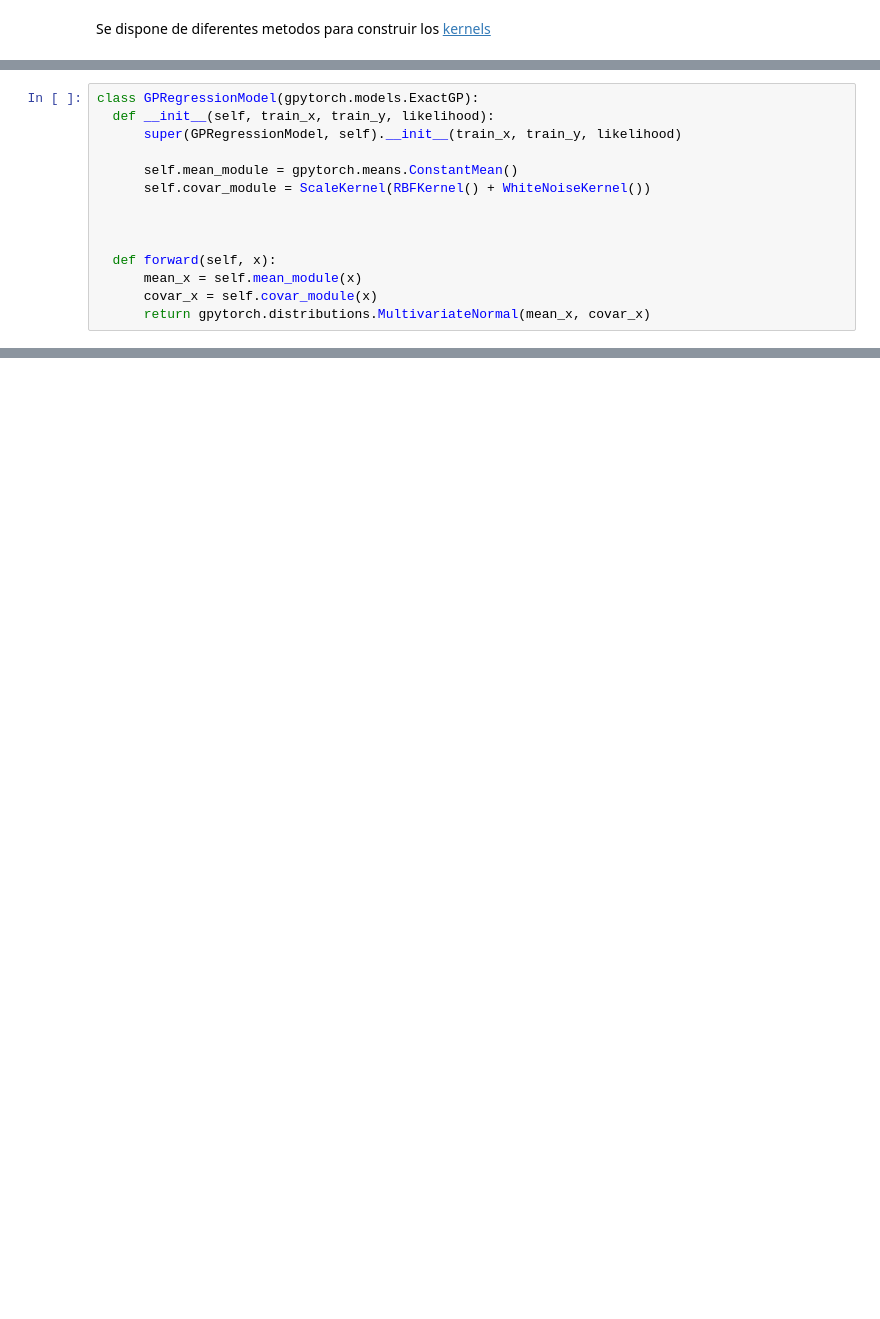
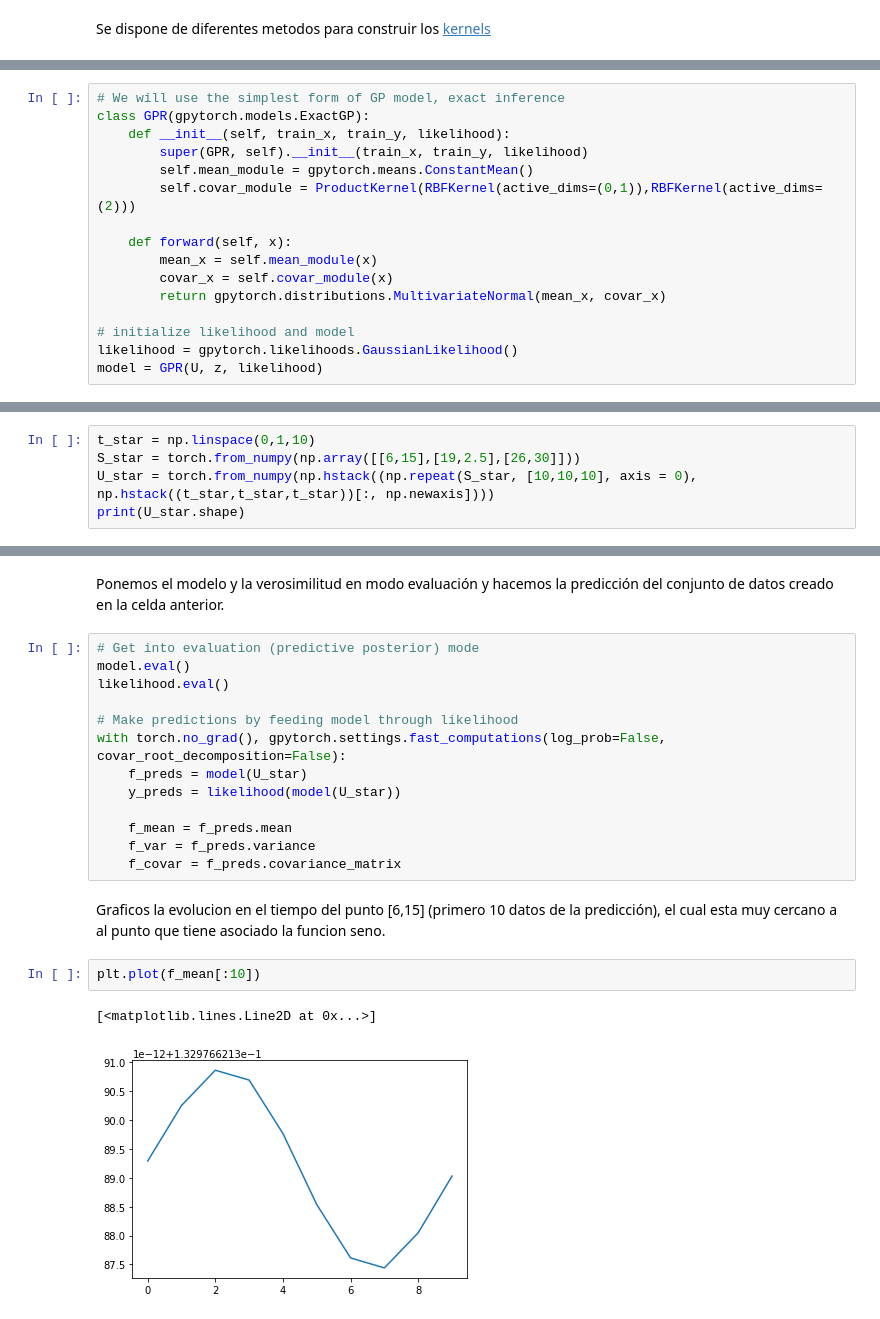
Before and after one commit to cdguarnizo/MAPE_ITM, a Jupyter notebook: Espacio-Temporal/AnalisisEspacial.ipynb, the cells around one changed output, grey strips where cells are left out. Cells and saved outputs as stored; diff of their text form; blank space fills up the shorter version.

```diff
--- a/Espacio-Temporal/AnalisisEspacial.ipynb
+++ b/Espacio-Temporal/AnalisisEspacial.ipynb
@@ -125,14 +133,16 @@ kernel_matrix = covar_module(x1) # The RBF Kernel already decomposes multiplicat
 # %%
-class GPRegressionModel(gpytorch.models.ExactGP):
-  def __init__(self, train_x, train_y, likelihood):
-      super(GPRegressionModel, self).__init__(train_x, train_y, likelihood)
+# We will use the simplest form of GP model, exact inference
+class GPR(gpytorch.models.ExactGP):
+    def __init__(self, train_x, train_y, likelihood):
+        super(GPR, self).__init__(train_x, train_y, likelihood)
+        self.mean_module = gpytorch.means.ConstantMean()
+        self.covar_module = ProductKernel(RBFKernel(active_dims=(0,1)),RBFKernel(active_dims=(2)))
 
-      self.mean_module = gpytorch.means.ConstantMean()
-      self.covar_module = ScaleKernel(RBFKernel() + WhiteNoiseKernel())
+    def forward(self, x):
+        mean_x = self.mean_module(x)
+        covar_x = self.covar_module(x)
+        return gpytorch.distributions.MultivariateNormal(mean_x, covar_x)
 
-
-
-  def forward(self, x):
-      mean_x = self.mean_module(x)
-      covar_x = self.covar_module(x)
-      return gpytorch.distributions.MultivariateNormal(mean_x, covar_x)
+# initialize likelihood and model
+likelihood = gpytorch.likelihoods.GaussianLikelihood()
+model = GPR(U, z, likelihood)
@@ -138,0 +188,5 @@ class GPRegressionModel(gpytorch.models.ExactGP):
+# %%
+t_star = np.linspace(0,1,10)
+S_star = torch.from_numpy(np.array([[6,15],[19,2.5],[26,30]]))
+U_star = torch.from_numpy(np.hstack((np.repeat(S_star, [10,10,10], axis = 0), np.hstack((t_star,t_star,t_star))[:, np.newaxis])))
+print(U_star.shape)
@@ -138,0 +195,22 @@ class GPRegressionModel(gpytorch.models.ExactGP):
+# %% [markdown]
+Ponemos el modelo y la verosimilitud en modo evaluación y hacemos la predicción del conjunto de datos creado en la celda anterior.
+# %%
+# Get into evaluation (predictive posterior) mode
+model.eval()
+likelihood.eval()
+
+# Make predictions by feeding model through likelihood
+with torch.no_grad(), gpytorch.settings.fast_computations(log_prob=False, covar_root_decomposition=False):
+    f_preds = model(U_star)
+    y_preds = likelihood(model(U_star))
+
+    f_mean = f_preds.mean
+    f_var = f_preds.variance
+    f_covar = f_preds.covariance_matrix
+# %% [markdown]
+Graficos la evolucion en el tiempo del punto [6,15] (primero 10 datos de la predicción), el cual esta muy cercano a al punto que tiene asociado la funcion seno.
+# %%
+plt.plot(f_mean[:10])
+# %% [output]
+[<matplotlib.lines.Line2D at 0x...>]
+[figure, added]
```
Also changed, not shown: parts of 28 cells of this notebook.
